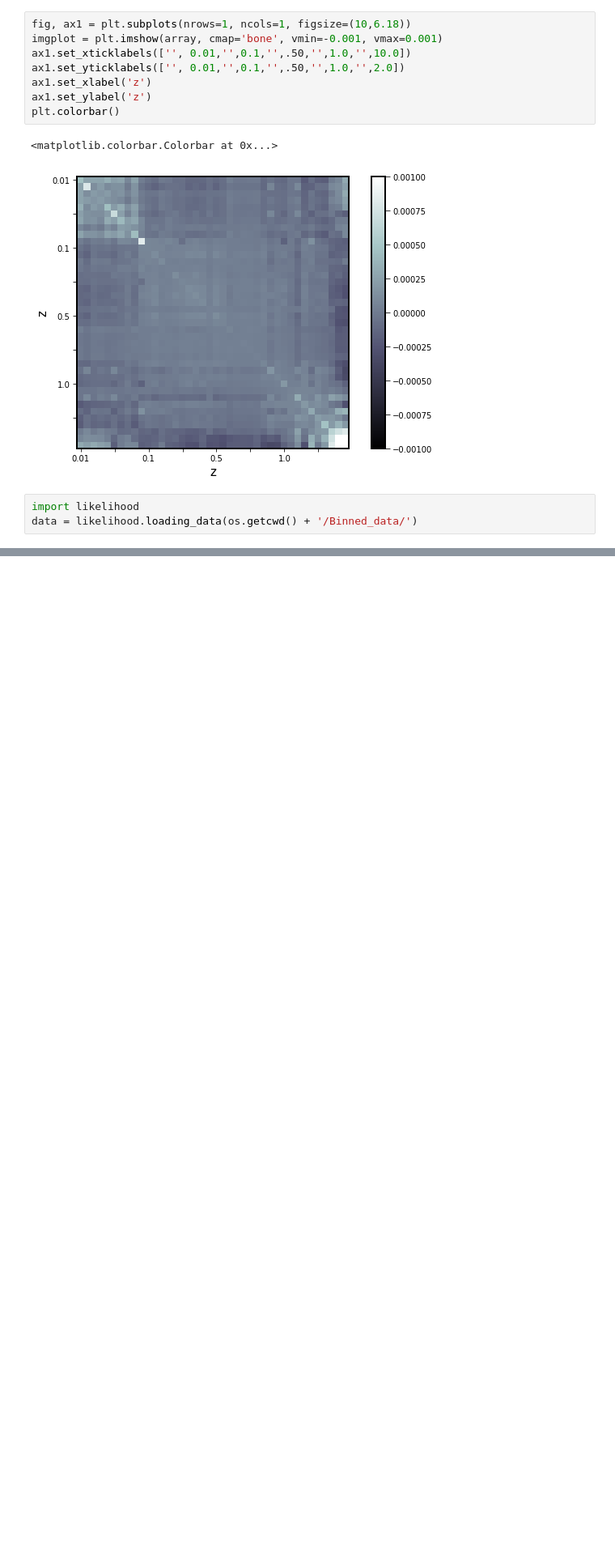
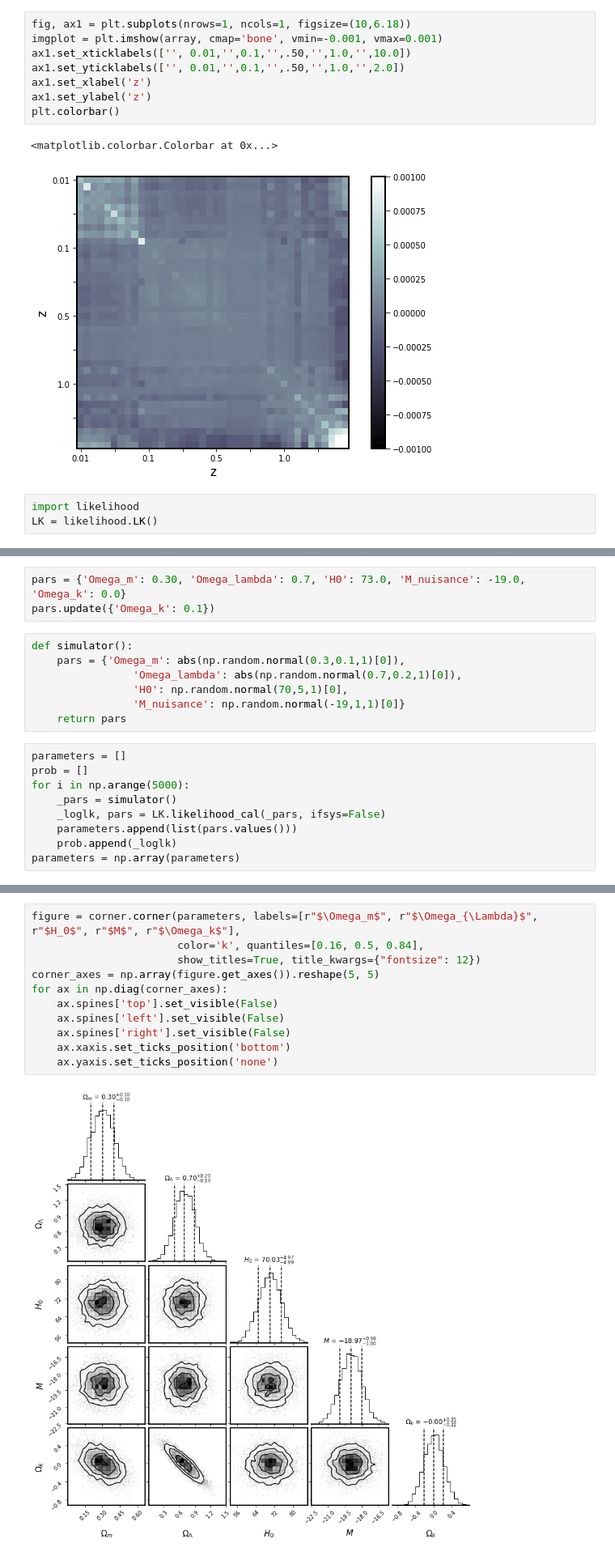
Before and after one commit to dgunruh/Bayesian-Inference-Group-Project, a Jupyter notebook: loading_data_test.ipynb, the cells around one changed output, grey strips where cells are left out. Shown at 81% size. Drawn from its saved outputs; the diff is of its cells as text; blank space fills up the shorter version.

```diff
--- a/loading_data_test.ipynb
+++ b/loading_data_test.ipynb
@@ -90,4 +93,4 @@ plt.colorbar()
 [figure]
 # %%
 import likelihood
-data = likelihood.loading_data(os.getcwd() + '/Binned_data/')
+LK = likelihood.LK()
@@ -110,0 +97,19 @@ print (Chi2)
+# %%
+pars = {'Omega_m': 0.30, 'Omega_lambda': 0.7, 'H0': 73.0, 'M_nuisance': -19.0, 'Omega_k': 0.0}
+pars.update({'Omega_k': 0.1})
+# %%
+def simulator():
+    pars = {'Omega_m': abs(np.random.normal(0.3,0.1,1)[0]),
+                'Omega_lambda': abs(np.random.normal(0.7,0.2,1)[0]),
+                'H0': np.random.normal(70,5,1)[0],
+                'M_nuisance': np.random.normal(-19,1,1)[0]}
+    return pars
+# %%
+parameters = []
+prob = []
+for i in np.arange(5000):
+    _pars = simulator()
+    _loglk, pars = LK.likelihood_cal(_pars, ifsys=False)
+    parameters.append(list(pars.values()))
+    prob.append(_loglk)
+parameters = np.array(parameters)
@@ -110,0 +119,13 @@ print (Chi2)
+# %%
+figure = corner.corner(parameters, labels=[r"$\Omega_m$", r"$\Omega_{\Lambda}$", r"$H_0$", r"$M$", r"$\Omega_k$"],
+                       color='k', quantiles=[0.16, 0.5, 0.84],
+                       show_titles=True, title_kwargs={"fontsize": 12})
+corner_axes = np.array(figure.get_axes()).reshape(5, 5)
+for ax in np.diag(corner_axes):
+    ax.spines['top'].set_visible(False)
+    ax.spines['left'].set_visible(False)
+    ax.spines['right'].set_visible(False)
+    ax.xaxis.set_ticks_position('bottom')
+    ax.yaxis.set_ticks_position('none')
+# %% [output]
+[figure, added]
```
Also changed, not shown: parts of 14 cells of this notebook.
